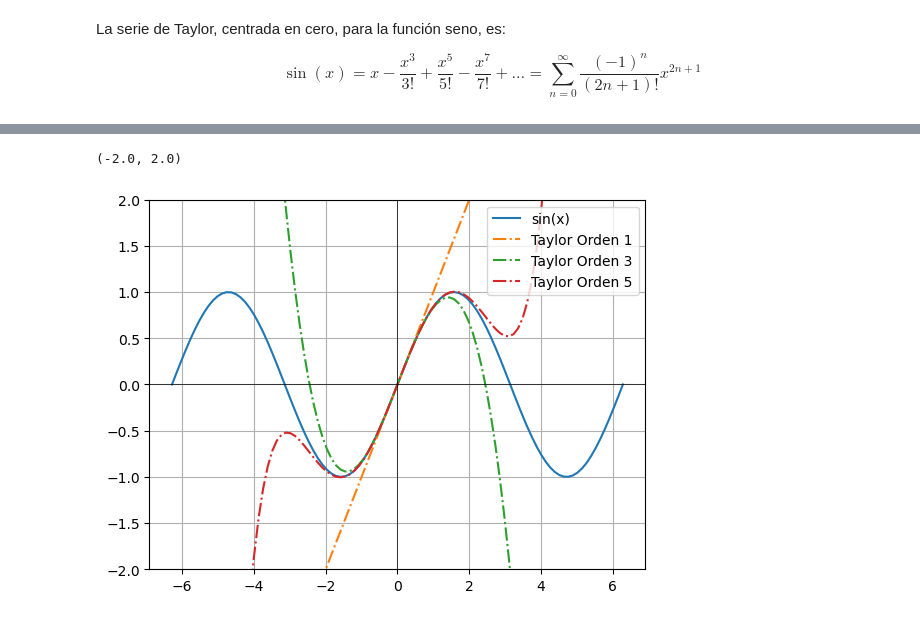
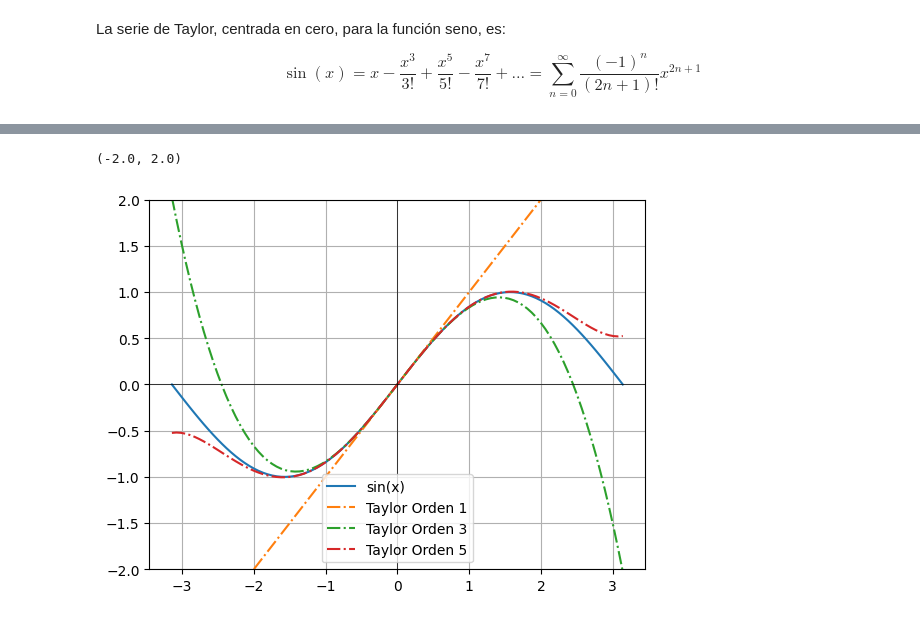
Before and after one commit to matquim/Practicas-Calculo-I, a Jupyter notebook: u5p1.ipynb, the cells around one changed output, grey strips where cells are left out. Saved outputs shown, nothing was run; the diff lists cells and outputs as text; code cells hidden in the pictures.

```diff
--- a/u5p1.ipynb
+++ b/u5p1.ipynb
@@ -16,65 +117,28 @@ La serie de Taylor, centrada en cero, para la función seno, es:
 # %%
-import sympy as sp
+import numpy as np
 import matplotlib.pyplot as plt
-import numpy as np
 
-x = sp.symbols('x')
+x = np.linspace(-np.pi, np.pi, 100)
 
-f = sp.sin(x)
+y = np.sin(x)
+plt.plot(x, y, label="sin(x)")
 
-taylor_1 = f.series(x, 0, 1).removeO()
-taylor_3 = f.series(x, 0, 3).removeO()
-taylor_5 = f.series(x, 0, 5).removeO()
+y1 = x
+plt.plot(x, y1, "-.", label="Taylor Orden 1")
 
-f_lambdified = sp.lambdify(x, f, 'numpy')
-taylor_1_lambdified = sp.lambdify(x, taylor_1, 'numpy')
-taylor_3_lambdified = sp.lambdify(x, taylor_3, 'numpy')
-taylor_5_lambdified = sp.lambdify(x, taylor_5, 'numpy')
+y3 = x - (x**3)/6
+plt.plot(x, y3, "-.", label="Taylor Orden 3")
 
-x_vals = np.linspace(-2*np.pi, 2*np.pi, 100)
-
-y = f_lambdified(x_vals)
-y1 = taylor_1_lambdified(x_vals)
-y3 = taylor_3_lambdified(x_vals)
-y5 = taylor_5_lambdified(x_vals)
-
-plt.plot(x_vals, y, label="sin(x)")
-plt.plot(x_vals, y1, "-.", label="Taylor Orden 1")
-plt.plot(x_vals, y3, "-.", label="Taylor Orden 3")
-plt.plot(x_vals, y5, "-.", label="Taylor Orden 5")
+y5 = x - (x**3)/6 + x**5/120
+plt.plot(x, y5, "-.", label="Taylor Orden 5")
 
 plt.grid()
 plt.legend()
+
 plt.axhline(0, color='black', linewidth=0.5)
 plt.axvline(0, color='black', linewidth=0.5)
+
 plt.ylim(-2, 2)
-
-plt.show()
+# %% [output]
+(-2.0, 2.0)
+[figure, added]
-# %%
-import numpy as np
-import matplotlib.pyplot as plt
-
-x = np.linspace(-2*np.pi, 2*np.pi, 100)
-
-y = np.sin(x)
-plt.plot(x, y, label="sin(x)")
-
-y1 = x
-plt.plot(x, y1, "-.", label="Taylor Orden 1")
-
-y3 = x - (x**3)/6
-plt.plot(x, y3, "-.", label="Taylor Orden 3")
-
-y5 = x - (x**3)/6 + x**5/120
-plt.plot(x, y5, "-.", label="Taylor Orden 5")
-
-plt.grid()
-plt.legend()
-
-plt.axhline(0, color='black', linewidth=0.5)
-plt.axvline(0, color='black', linewidth=0.5)
-
-plt.ylim(-2, 2)
-# %% [output]
-(-2.0, 2.0)
-[figure, removed]
```
Also changed, not shown: parts of 9 cells of this notebook.
